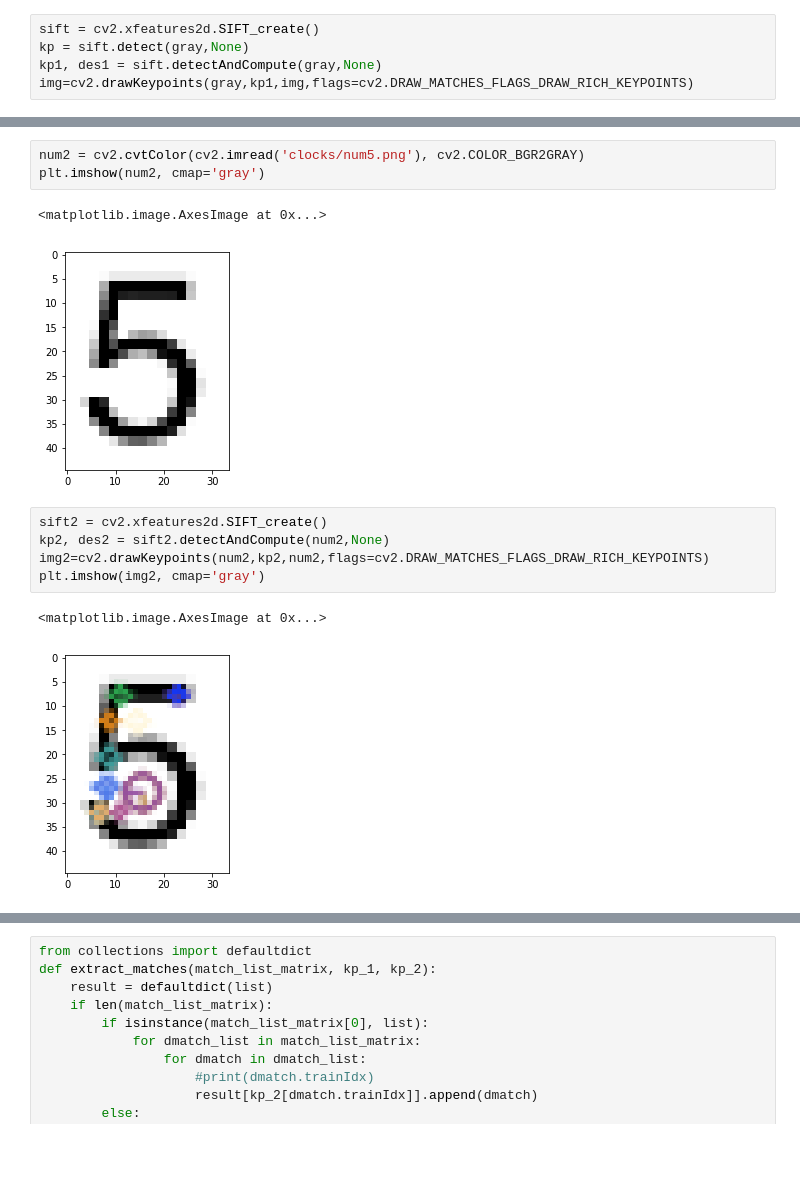
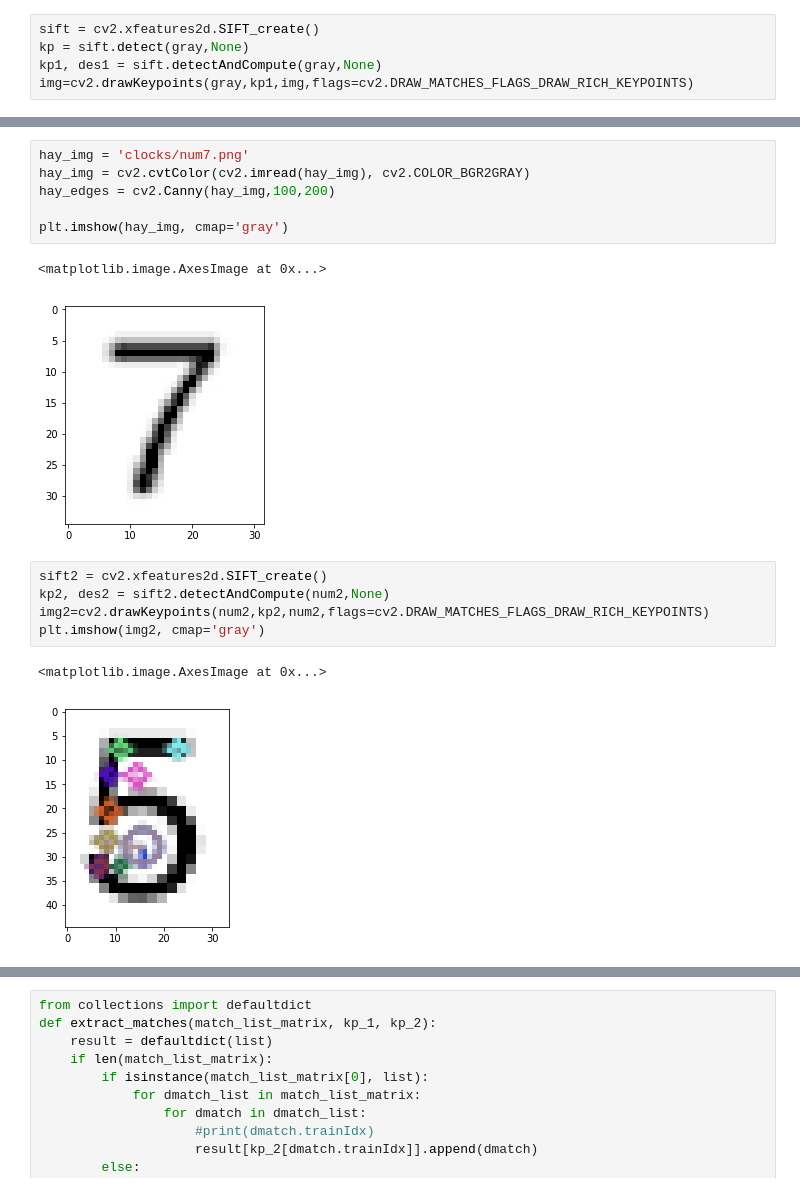
Before and after one commit to coolmich/coco, a Jupyter notebook: clock_algo/playground.ipynb, the cells around one changed output, grey strips where cells are left out. Saved outputs shown, nothing was run; the diff lists cells and outputs as text; blank space fills up the shorter version.

```diff
--- a/clock_algo/playground.ipynb
+++ b/clock_algo/playground.ipynb
@@ -20,9 +20,12 @@ plt.imshow(img, cmap='gray')
 # %%
-num2 = cv2.cvtColor(cv2.imread('clocks/num5.png'), cv2.COLOR_BGR2GRAY)
-plt.imshow(num2, cmap='gray')
+hay_img = 'clocks/num7.png'
+hay_img = cv2.cvtColor(cv2.imread(hay_img), cv2.COLOR_BGR2GRAY)
+hay_edges = cv2.Canny(hay_img,100,200)
+
+plt.imshow(hay_img, cmap='gray')
 # %% [output]
 <matplotlib.image.AxesImage at 0x...>
-[figure, old version]
+[figure, new version]
 # %%
 sift2 = cv2.xfeatures2d.SIFT_create()
 kp2, des2 = sift2.detectAndCompute(num2,None)
@@ -30,7 +33,7 @@ img2=cv2.drawKeypoints(num2,kp2,num2,flags=cv2.DRAW_MATCHES_FLAGS_DRAW_RICH_KEYP
 plt.imshow(img2, cmap='gray')
 # %% [output]
 <matplotlib.image.AxesImage at 0x...>
-[figure, old version]
+[figure, new version]
 # %%
 # create BFMatcher object
 bf = cv2.BFMatcher(cv2.NORM_L2, crossCheck=False)
```
Also changed, not shown: parts of 18 cells of this notebook, 1 other file.
